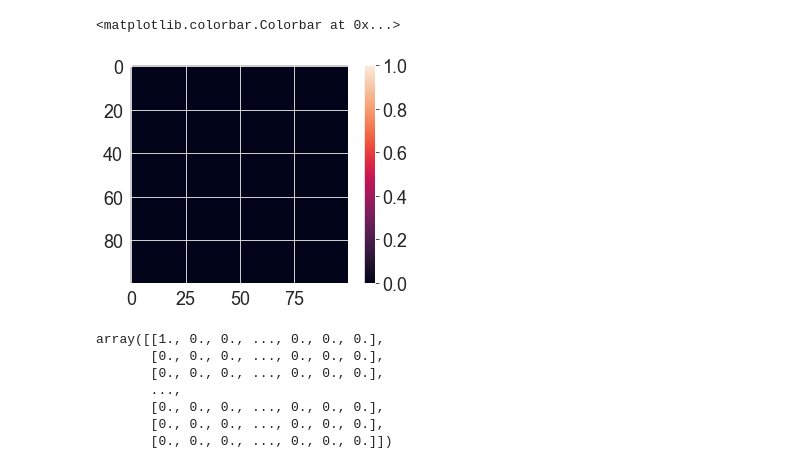
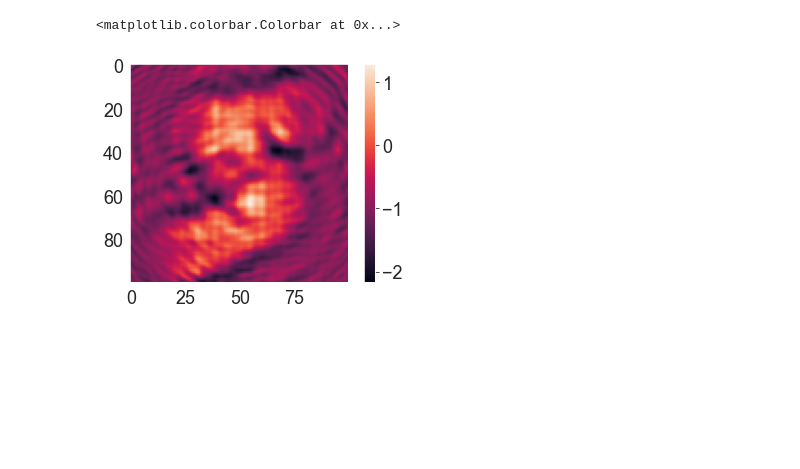
Before and after one commit to fftakumi/MOD2NN, a Jupyter notebook: Faraday/two_dim/test.ipynb, the cells around one changed output. Drawn from its saved outputs; the diff is of its cells as text; code cells hidden in the pictures; blank space fills up the shorter version.

```diff
--- a/Faraday/two_dim/test.ipynb
+++ b/Faraday/two_dim/test.ipynb
@@ -188,5 +17,0 @@ y_train = y_train[:-5000]
-# %%
-#@title デフォルトのタイトル テキスト
-wavelength = 532.0e-9 #@param {type:"number"}
-d = 1.0e-6 #@param {type:"number"}
-n = 1.5 #@param {type:"number"}
@@ -235,18 +18,38 @@ KeyboardInterrupt:
-# %%
-g = np.ones((100, 100))
-G = np.fft.ifft2(g)
-plt.imshow(np.abs(G))
-plt.colorbar()
-# %% [output]
-<matplotlib.colorbar.Colorbar at 0x...>
-[figure, removed]
-# %%
-np.abs(G)
-# %% [output]
-array([[1., 0., 0., ..., 0., 0., 0.],
-       [0., 0., 0., ..., 0., 0., 0.],
-       [0., 0., 0., ..., 0., 0., 0.],
-       ...,
-       [0., 0., 0., ..., 0., 0., 0.],
-       [0., 0., 0., ..., 0., 0., 0.],
-       [0., 0., 0., ..., 0., 0., 0.]])
+# %%
+def propagation(pahse, wavelength, z):
+    rcp_x = np.ones_like(phase) * np.exp(-1.0j*phase)
+    lcp_x = np.ones_like(phase) * np.exp(1.0j*phase)
+    rcp_x = func.angular_spectrum(rcp_x, wavelength, z, 1.0e-6, 1.0)
+    lcp_x = func.angular_spectrum(lcp_x, wavelength, z, 1.0e-6, 1.0)
+    rcp_y = 1.0j * rcp_x
+    lcp_y = -1.0j * lcp_x
+
+    E0 = rcp_x + lcp_x
+    I0 = tf.abs(E0) ** 2 / 2.0
+    E90 = rcp_y + lcp_y
+    I90 = tf.abs(E90) ** 2 / 2.0
+    E45_x = (rcp_x + rcp_y + lcp_x + lcp_y) / 2.0
+    E45_y = (rcp_x + rcp_y + lcp_x + lcp_y) / 2.0
+    I45 = tf.abs(E45_x) ** 2 / 2 + tf.abs(E45_y) ** 2 / 2.0
+    E135_x = (rcp_x - rcp_y + lcp_x - lcp_y) / 2.0
+    E135_y = (-rcp_x + rcp_y - lcp_x + lcp_y) / 2.0
+    I135 = tf.abs(E135_x) ** 2 / 2 + tf.abs(E135_y) ** 2 / 2.0
+
+    S1 = I0 - I90
+    S2 = I45 - I135
+
+    # theta = tf.where(S1**2 > self.eps, tf.atan(S2*S1 / S1**2) / 2.0, tf.atan(S2*S1 / self.eps) / 2.0,)
+    eps = 1.0e-24
+    return np.arctan(S2 * S1 / (S1 ** 2 + eps)) / 2.0
+# %%
+wavelength = 532e-9
+z = 0.5e-3
+phase = ((np.loadtxt("data/phase/100px/train_5.csv")) * 2.0 -1.0) * 1. * np.pi / 180
+
+theta = propagation(phase, wavelength, z)
+plt.imshow(theta * 180 / np.pi)
+plt.grid(False)
+plt.colorbar()
+# %% [output]
+<matplotlib.colorbar.Colorbar at 0x...>
+[figure, added]
```
Also changed, not shown: parts of 12 cells of this notebook, 4 other files.
